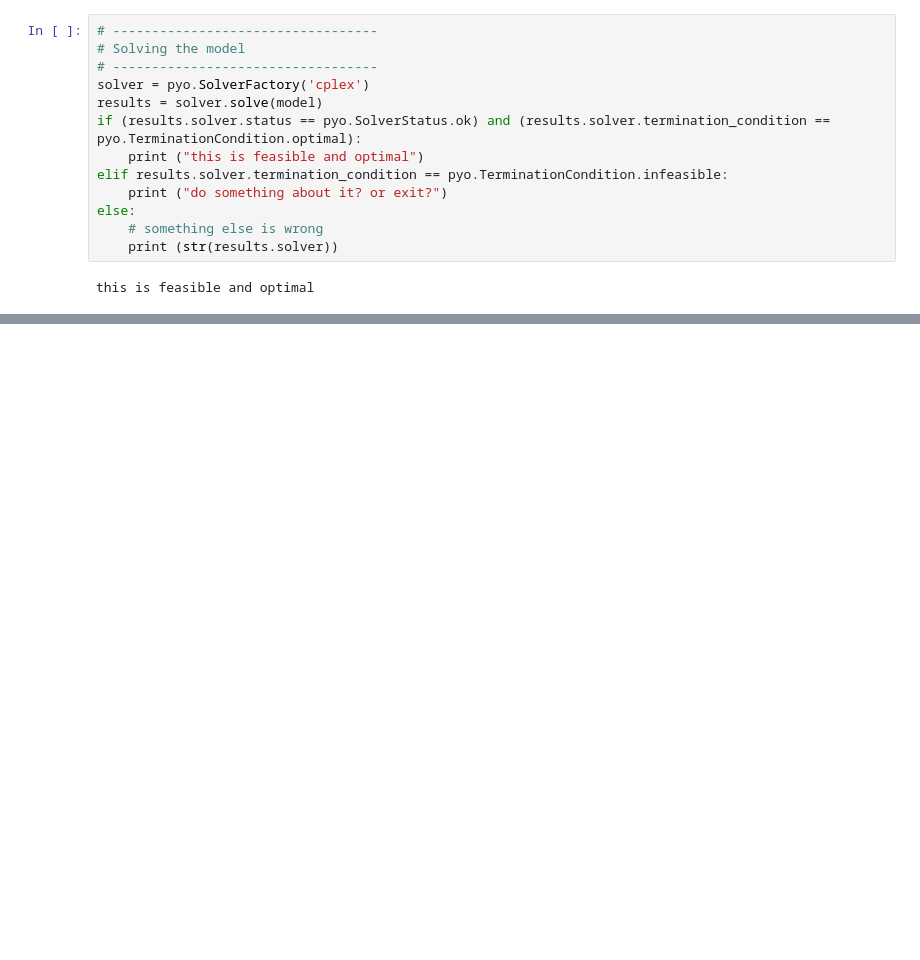
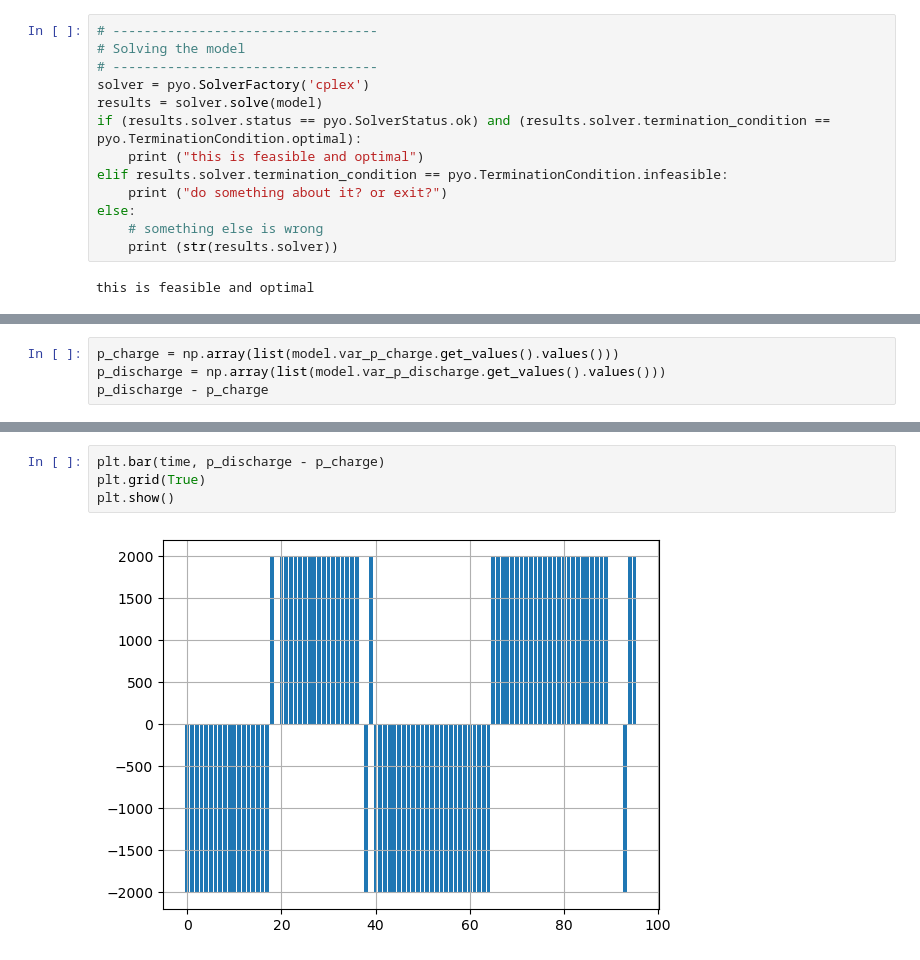
Before and after one commit to grei-ufc/e-h2v-trader, a Jupyter notebook: h2v-opt-model.ipynb, the cells around one changed output, grey strips where cells are left out. Drawn from its saved outputs; the diff is of its cells as text; blank space fills up the shorter version.

```diff
--- a/h2v-opt-model.ipynb
+++ b/h2v-opt-model.ipynb
@@ -191,0 +336,4 @@ array([ 580.85 ,  612.245,  580.85 ,  580.85 ,  573.   ,  580.85 ,
+# %%
+p_charge = np.array(list(model.var_p_charge.get_values().values()))
+p_discharge = np.array(list(model.var_p_discharge.get_values().values()))
+p_discharge - p_charge
@@ -191,0 +353,6 @@ array([ 580.85 ,  612.245,  580.85 ,  580.85 ,  573.   ,  580.85 ,
+# %%
+plt.bar(time, p_discharge - p_charge)
+plt.grid(True)
+plt.show()
+# %% [output]
+[figure, added]
```
Also changed, not shown: parts of 30 cells of this notebook.
